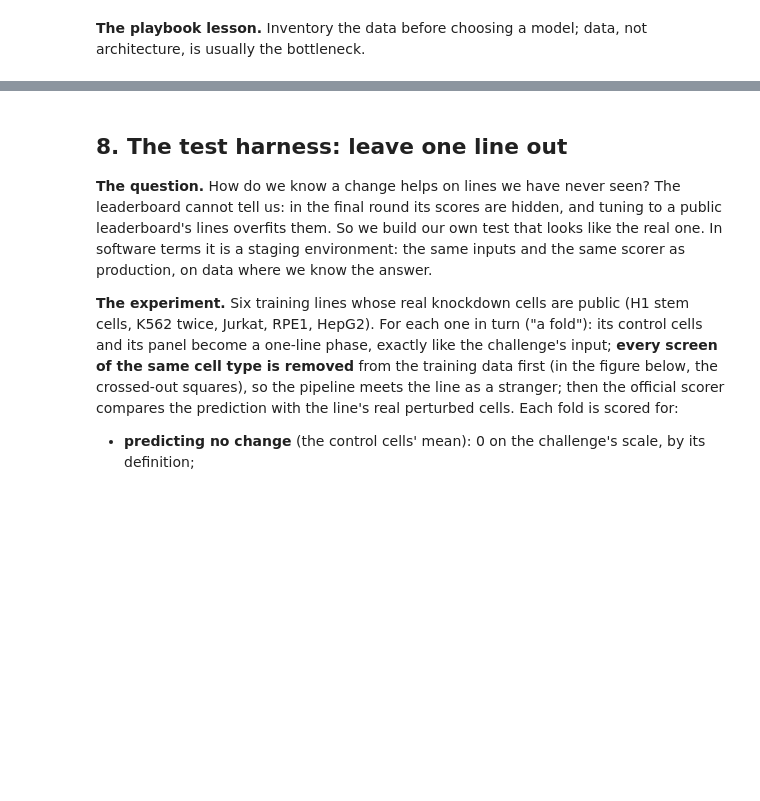
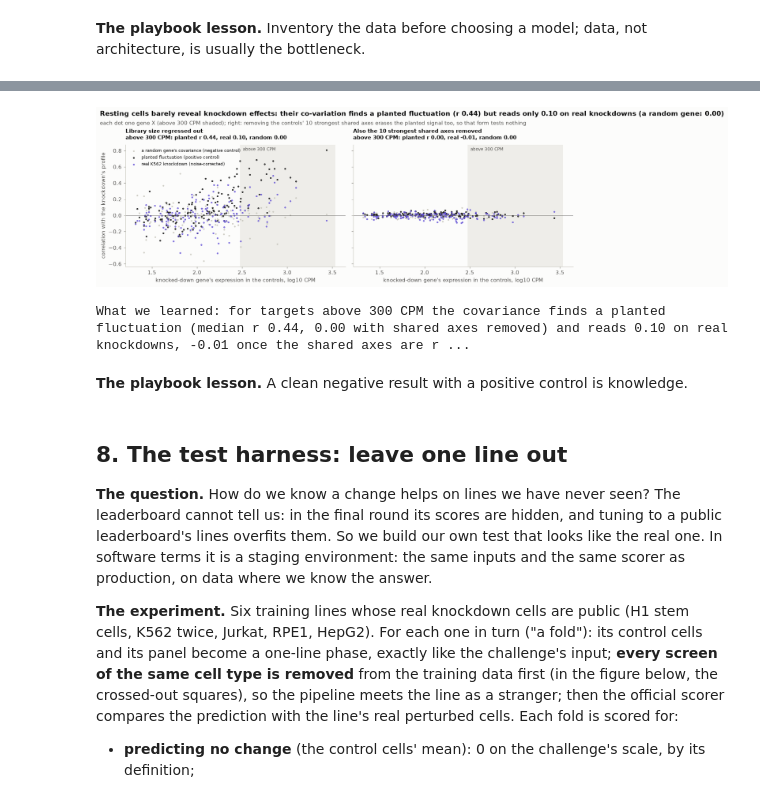
Before and after one commit to helenhenryz/vcc2026-perturbation-prediction, a Jupyter notebook: notebook.ipynb, the cells around one changed output, grey strips where cells are left out. Drawn from its saved outputs; the diff is of its cells as text; code cells hidden in the pictures; blank space fills up the shorter version.

```diff
--- a/notebook.ipynb
+++ b/notebook.ipynb
@@ -806,3 +1180,56 @@ What we learned: 300 of 300 panel knockdowns are measured somewhere, 297 in thre
+# %%
+xcpm = cpm7[xcols]
+hi = xcpm > 300  # targets expressed well enough for half the controls to measure their fluctuation
+fig, axes = plt.subplots(1, 2, figsize=(12.5, 4.3), sharey=True)
+for ax, (ro, rr, rg, what) in zip(
+    axes,
+    (
+        (r_oracle, r_real, r_garb, "Library size regressed out"),
+        (r_oracle10, r_real10, r_garb10, "Also the 10 strongest shared axes removed"),
+    ),
+):
+    for v, name, c, sz in (
+        (rg, "a random gene's covariance (negative control)", LIGHT, 9),
+        (ro, "planted fluctuation (positive control)", INK, 11),
+        (rr, "real K562 knockdown (noise-corrected)", tissue_colour("bench_k562"), 11),
+    ):
+        ax.scatter(np.log10(xcpm), v, s=sz, color=c, alpha=0.8, linewidths=0, label=name)
+    ax.axhline(0, color=INK2, lw=0.8)
+    ax.axvspan(np.log10(300), np.log10(xcpm).max() + 0.1, color=GRID, alpha=0.5, lw=0, zorder=0)
+    ax.text(
+        np.log10(300), 0.98, "  above 300 CPM", transform=ax.get_xaxis_transform(), fontsize=8, color=INK2, va="top"
+    )
+    ax.set_xlabel("knocked-down gene's expression in the controls, log10 CPM")
+    ax.set_title(
+        f"{what}\nabove 300 CPM: planted r {np.median(ro[hi]):.2f}, real {np.median(rr[hi]):.2f}, "
+        f"random {np.median(rg[hi]):.2f}",
+        fontsize=10,
+    )
+axes[0].set_ylabel("correlation with the knockdown's profile")
+axes[0].legend(fontsize=8, loc="upper left")
+fig.tight_layout()
+headline(
+    fig,
+    f"Resting cells barely reveal knockdown effects: their co-variation finds a planted fluctuation "
+    f"(r {np.median(r_oracle[hi]):.2f}) but reads only {np.median(r_real[hi]):.2f} on real knockdowns "
+    f"(a random gene: {np.median(r_garb[hi]):.2f})",
+    "each dot one gene X (above 300 CPM shaded); right: removing the controls' 10 strongest shared axes erases the "
+    "planted signal too, so that form tests nothing",
+)
+plt.show()
+# %% [output]
+[figure, added]
+# %%
+print(
+    f"What we learned: for targets above 300 CPM the covariance finds a planted fluctuation (median r "
+    f"{np.median(r_oracle[hi]):.2f}, {np.median(r_oracle10[hi]):.2f} with shared axes removed) and reads "
+    f"{np.median(r_real[hi]):.2f} on real knockdowns, {np.median(r_real10[hi]):.2f} once the shared axes are removed; "
+    f"a random gene reads {np.median(r_garb[hi]):.2f}."
+)
+# %% [output]
+What we learned: for targets above 300 CPM the covariance finds a planted fluctuation (median r 0.44, 0.00 with shared axes removed) and reads 0.10 on real knockdowns, -0.01 once the shared axes are r ...
+# %% [markdown]
+**The playbook lesson.** A clean negative result with a positive control is knowledge.
 # %% [markdown]
 ## 8. The test harness: leave one line out
 
```
Also changed, not shown: parts of 12 cells of this notebook.
